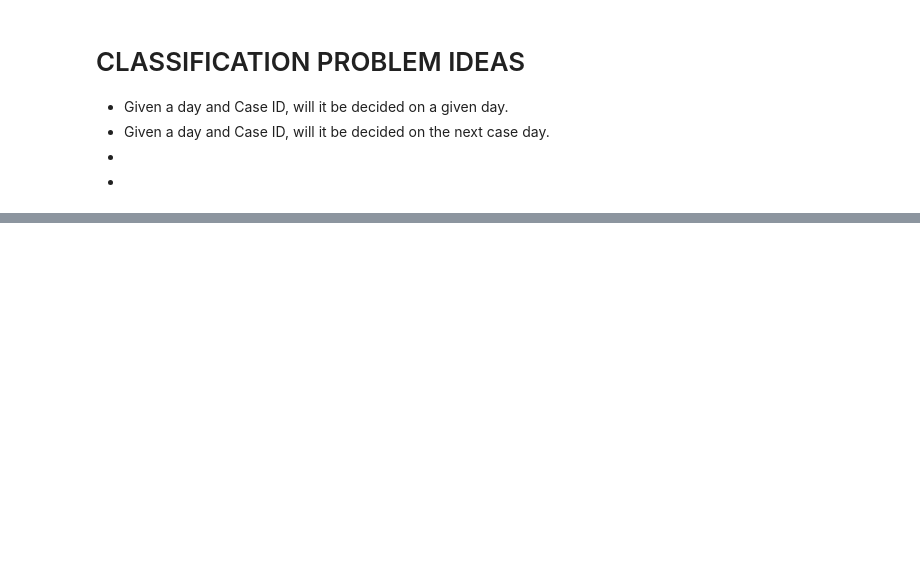
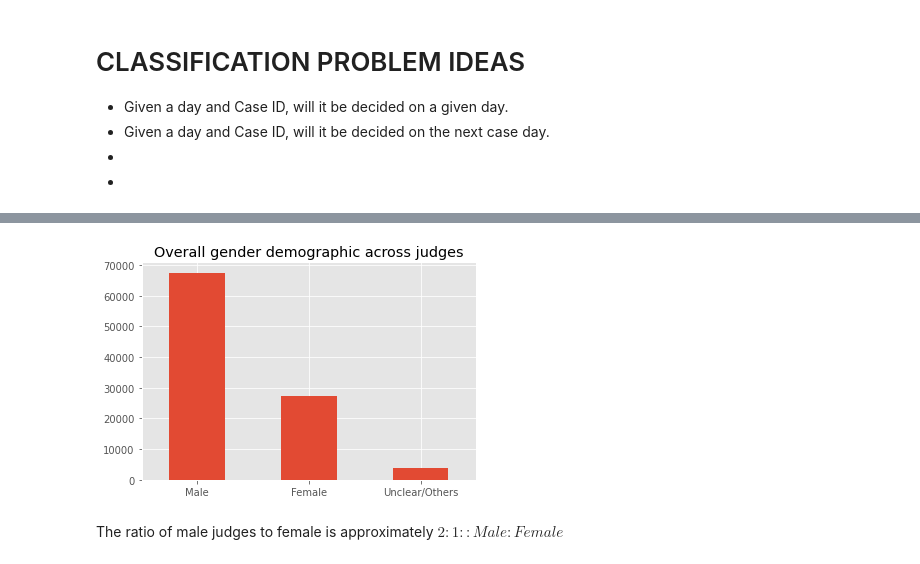
Before and after one commit to ujjwal-shekhar/Indian-Judicial-System-PreCog, a Jupyter notebook: data-visualizer-precog.ipynb, the cells around one changed output, grey strips where cells are left out. Cells and saved outputs as stored; diff of their text form; code cells hidden in the pictures; blank space fills up the shorter version.

Commit message:
Kaggle Notebook | data-visualizer-precog | Version 2

```diff
--- a/data-visualizer-precog.ipynb
+++ b/data-visualizer-precog.ipynb
@@ -218,0 +190,16 @@ NameError: name 'curr_df' is not defined
+# %%
+# IMPORTING MODULES
+import os
+import numpy as np
+import pandas as pd
+import warnings
+import seaborn as sns
+import matplotlib.pyplot as plt
+import plotly.express as px
+import matplotlib
+matplotlib.style.use('ggplot')
+# from pandas.api.types import CategoricalDtype
+# import plotly.express as px
+# import chart_studio.plotly as py
+# import plotly.figure_factory as ff
+# import plotly.graph_objects as go
@@ -218,0 +268,3 @@ NameError: name 'curr_df' is not defined
+# %%
+df = pd.read_csv(JUDGES_CSV)
+df.head()
@@ -218,0 +299,7 @@ NameError: name 'curr_df' is not defined
+# %%
+object_columns = df.select_dtypes(include = "object").columns
+df[object_columns] = df[object_columns].astype("string")
+df['start_date'] = pd.to_datetime(df['start_date'], errors='coerce').dt.date
+df['end_date'] = pd.to_datetime(df['end_date'], errors='coerce').dt.date
+
+df.dtypes
@@ -218,0 +323,8 @@ NameError: name 'curr_df' is not defined
+# %%
+df['female_judge'] = df['female_judge'].replace(
+                                            ['0 nonfemale', '1 female', '-9998 unclear'],
+                                            ['Male', 'Female', 'Unclear/Others']
+                                        )
+df = df.rename({'female_judge': 'gender'}, axis=1)
+df['gender'] = df['gender'].astype("string")
+df['gender'].head()
@@ -218,0 +355,9 @@ NameError: name 'curr_df' is not defined
+# %%
+num_genders = df['gender'].value_counts()
+num_genders.head()
+
+fig = num_genders.plot.bar(x='lab', y='val', rot=0, title="Overall gender demographic across judges")
+# %% [output]
+[figure, added]
+# %% [markdown]
+The ratio of male judges to female is approximately $2:1 :: Male : Female$
```
Also changed, not shown: parts of 38 cells of this notebook.
